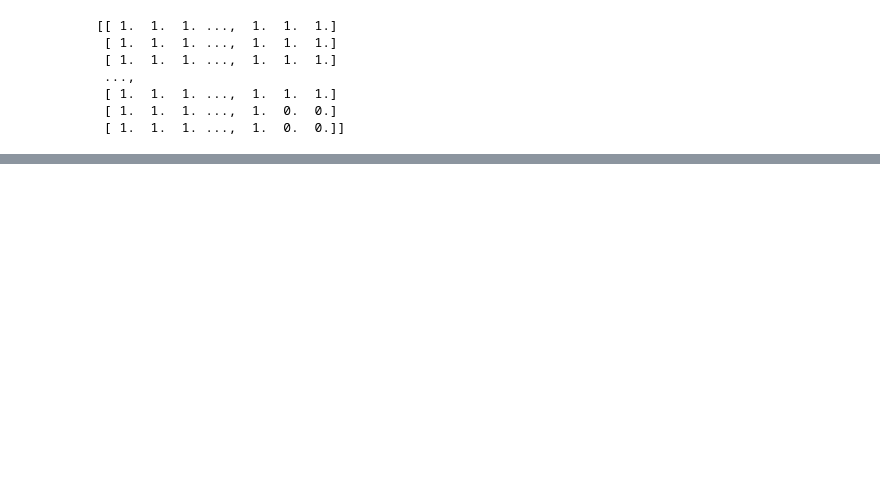
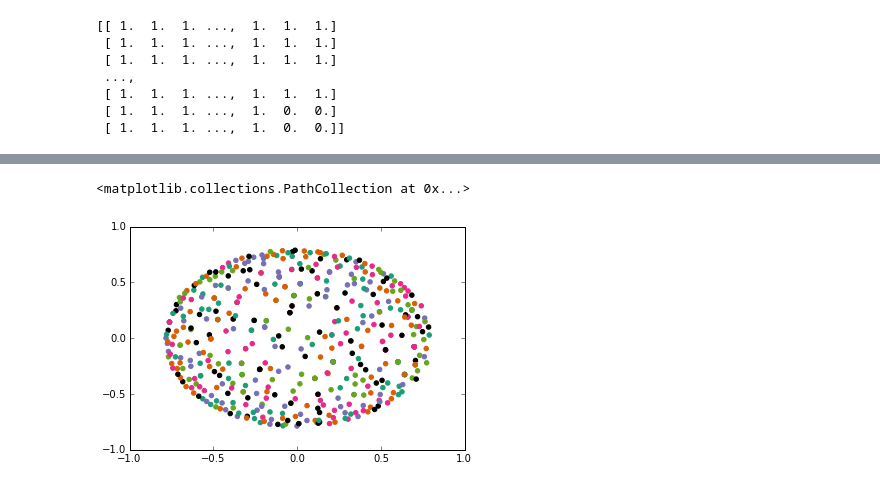
Before and after one commit to moyphilip/SKU-Clustering, a Jupyter notebook: SKU Cluster.ipynb, the cells around one changed output, grey strips where cells are left out. Saved outputs shown, nothing was run; the diff lists cells and outputs as text; code cells hidden in the pictures; blank space fills up the shorter version.

```diff
--- a/SKU Cluster.ipynb
+++ b/SKU Cluster.ipynb
@@ -209,3 +209,17 @@ MDS()
 mds = MDS(n_components=2, dissimilarity="precomputed", random_state=1)
 
 xs, ys = pos[:, 0], pos[:, 1]
+# %%
+cluster_colors = {0: '#1b9e77', 1: '#d95f02', 2: '#7570b3', 3: '#e7298a', 4: '#66a61e', 5: '#000000'}
+
+
+#some ipython magic to show the matplotlib plots inline
+%matplotlib inline
+
+#create data frame that has the result of the MDS plus the cluster numbers and titles
+df_plot = pd.DataFrame(dict(x=xs, y=ys, label=clusters, name=df_new['name']))
+
+plt.scatter(x=xs, y=ys, color = cluster_colors.values())
+# %% [output]
+<matplotlib.collections.PathCollection at 0x...>
+[figure, added]
```
Also changed, not shown: parts of 7 cells of this notebook.
